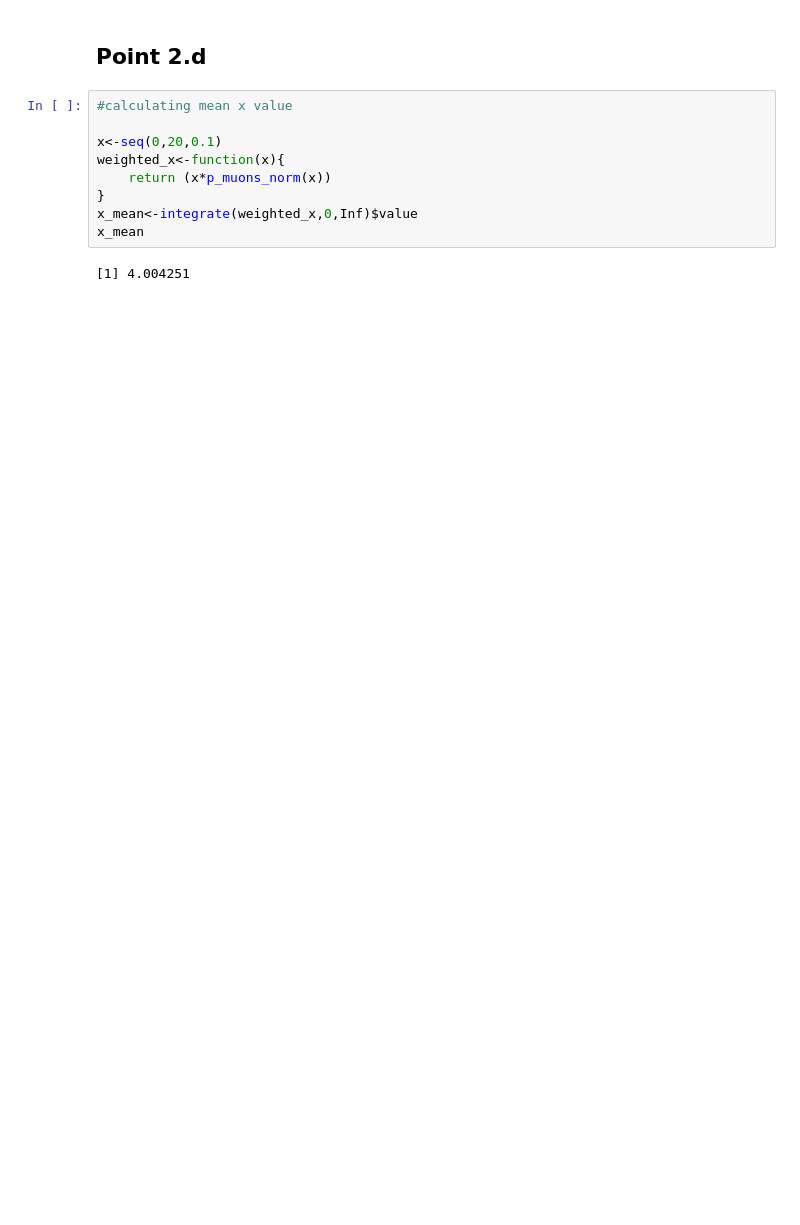
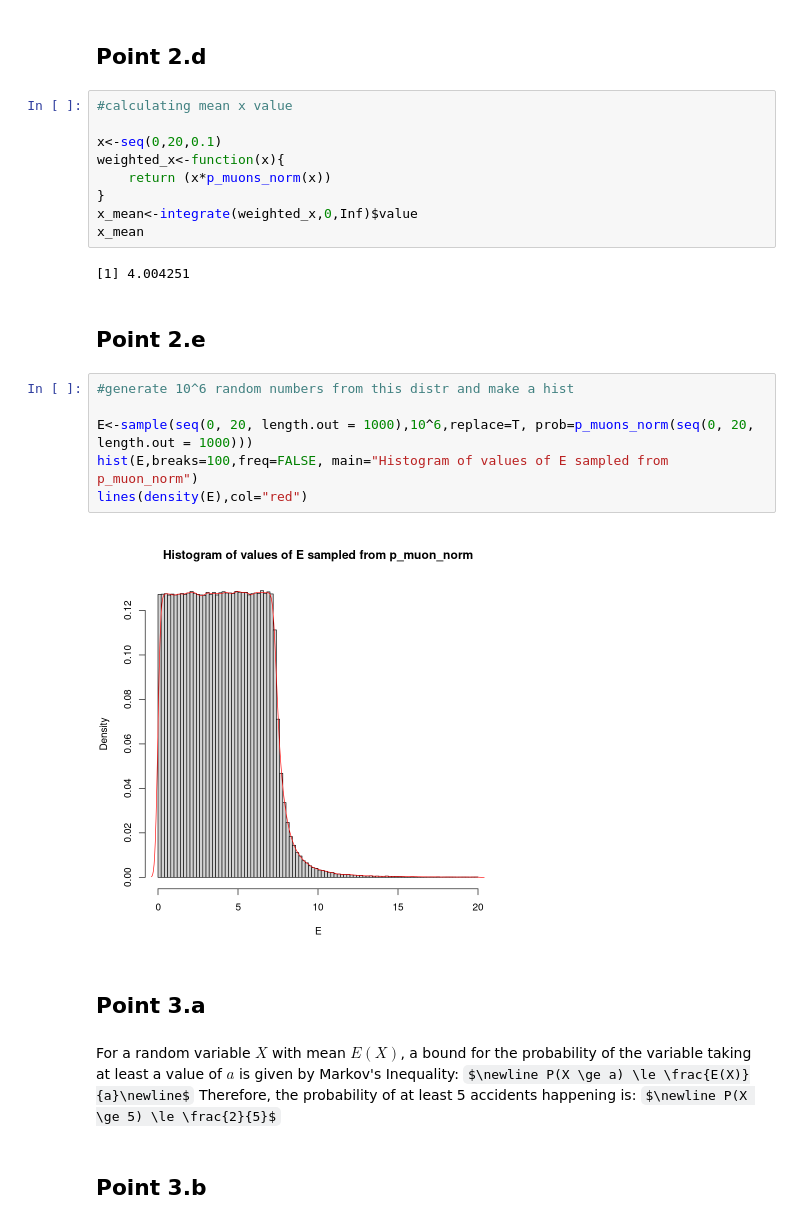
Before and after one commit to FedericoBraidi/ASPA, a Jupyter notebook: lab2/Federico_Braidi_Rlab02.ipynb, the cells around one changed output. Cells and saved outputs as stored; diff of their text form; some formulas as TeX source; blank space fills up the shorter version.

```diff
--- a/lab2/Federico_Braidi_Rlab02.ipynb
+++ b/lab2/Federico_Braidi_Rlab02.ipynb
@@ -130,3 +138,22 @@ x_mean<-integrate(weighted_x,0,Inf)$value
 x_mean
 # %% [output]
 [1] 4.004251
+# %% [markdown]
+## Point 2.e
+# %%
+#generate 10^6 random numbers from this distr and make a hist
+
+E<-sample(seq(0, 20, length.out = 1000),10^6,replace=T, prob=p_muons_norm(seq(0, 20, length.out = 1000)))
+hist(E,breaks=100,freq=FALSE, main="Histogram of values of E sampled from p_muon_norm")
+lines(density(E),col="red")
+# %% [output]
+[figure, added]
+# %% [markdown]
+## Point 3.a
+# %% [markdown]
+For a random variable $X$ with mean $E(X)$, a bound for the probability of the variable taking at least a value of $a$ is given by Markov's Inequality:
+$\newline P(X \ge a) \le \frac{E(X)}{a}\newline$
+Therefore, the probability of at least 5 accidents happening is:
+$\newline P(X \ge 5) \le \frac{2}{5}$
+# %% [markdown]
+## Point 3.b
```
Also changed, not shown: parts of 20 cells of this notebook, 1 other file.
